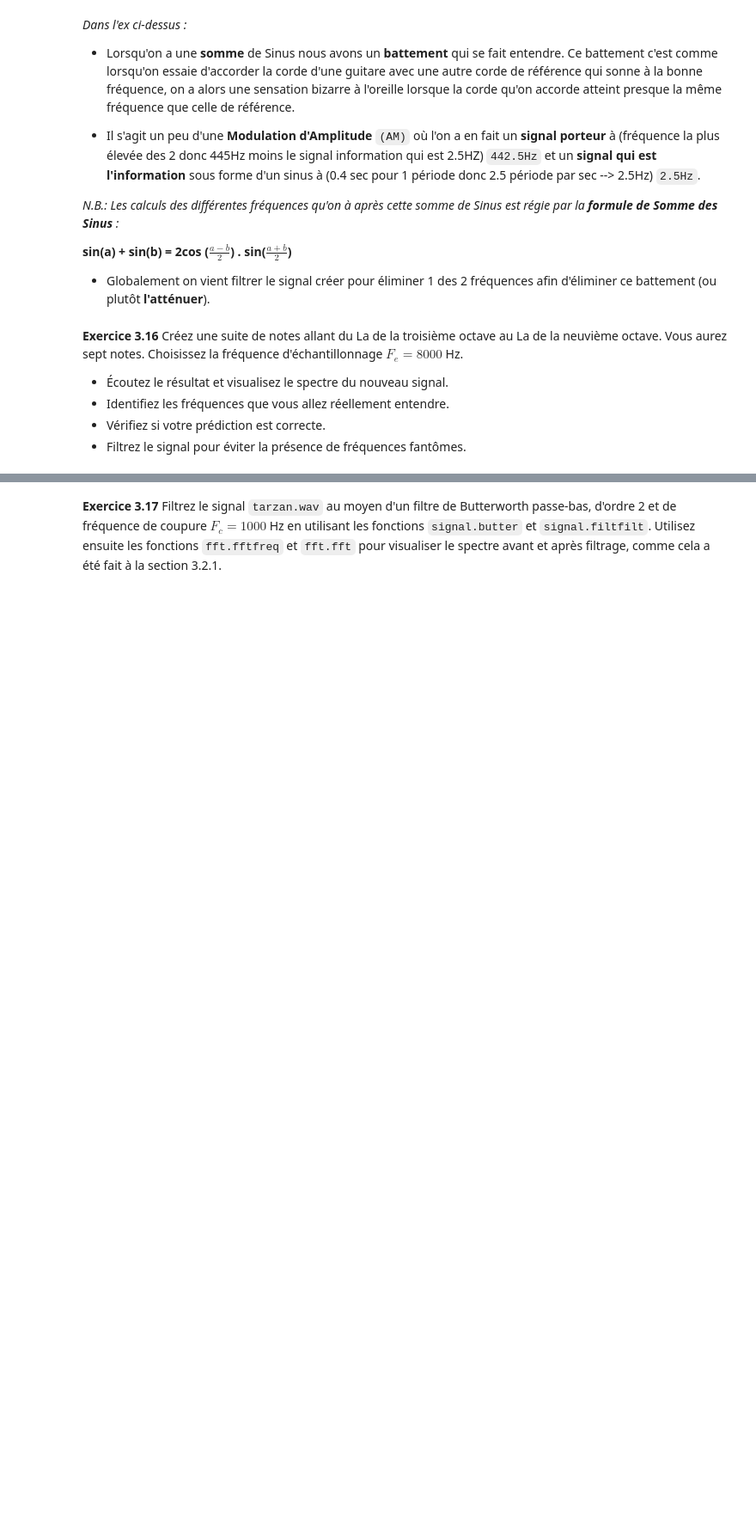
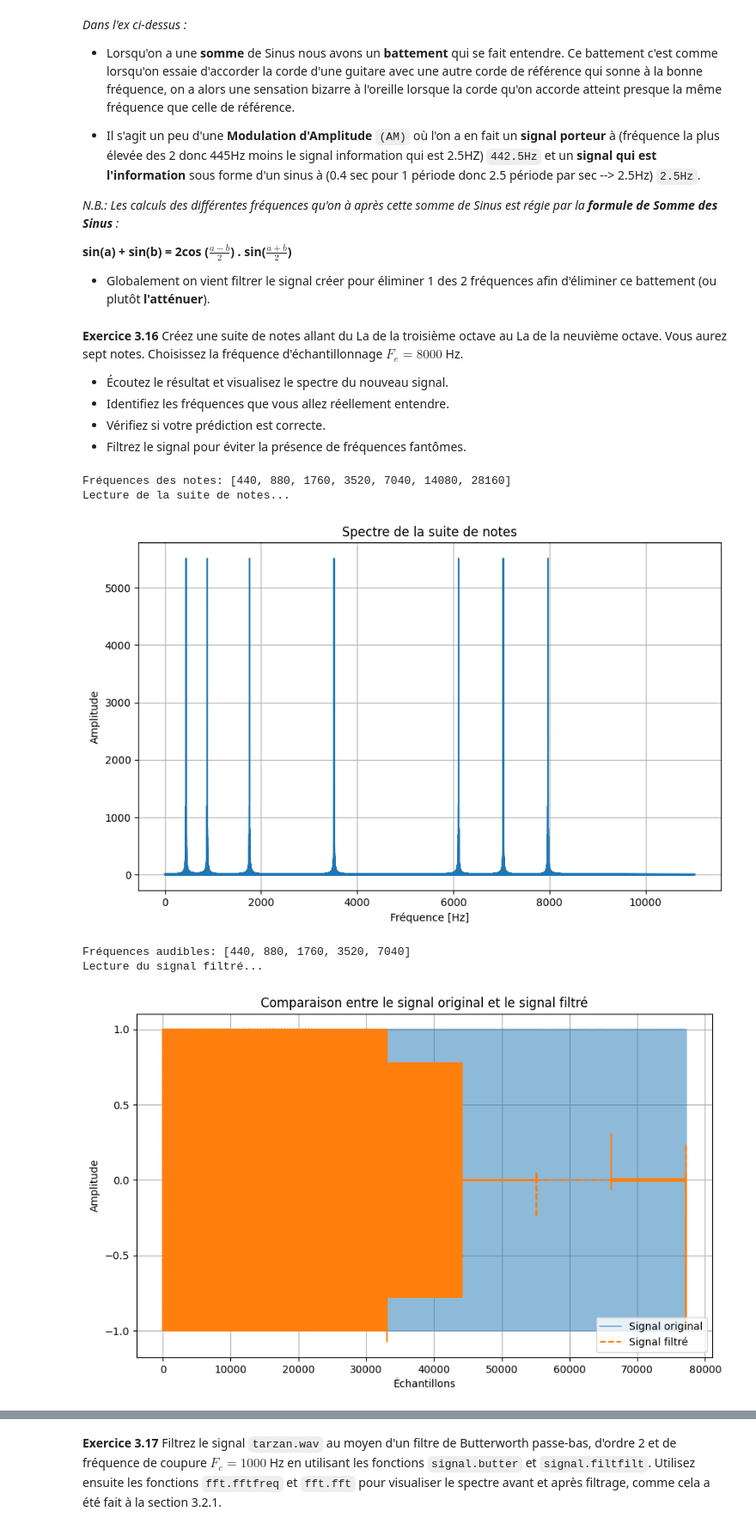
Before and after one commit to Makker5000/Traitement-de-Signaux-Reco-Alarme, a Jupyter notebook: T3032_TP_notebook_seance_Representation fréq de signaux 3.ipynb, the cells around one changed output, grey strips where cells are left out. Shown at 86% size. Drawn from its saved outputs; the diff is of its cells as text; code cells hidden in the pictures; blank space fills up the shorter version.

```diff
--- a/T3032_TP_notebook_seance_Representation fréq de signaux 3.ipynb
+++ b/T3032_TP_notebook_seance_Representation fréq de signaux 3.ipynb
@@ -377,3 +377,73 @@ Lecture du son filtré (passe-bande)...
 - Identifiez les fréquences que vous allez réellement entendre.
 - Vérifiez si votre prédiction est correcte.
 - Filtrez le signal pour éviter la présence de fréquences fantômes.
+# %%
+# Fréquence d'échantillonnage et durée de chaque note
+Fe = 22050  # Fréquence d'échantillonnage
+duree = 0.5  # Durée de chaque note en secondes
+
+# Fréquence de la note La de la troisième octave
+frequence_base = 440  # Hz
+
+# Calcul des fréquences pour chaque octave de la troisième à la neuvième
+frequences = [frequence_base * (2 ** n) for n in range(7)]
+print("Fréquences des notes:", frequences)
+
+# Création du signal pour chaque note
+t = np.arange(0, duree, 1/Fe)
+signal_concatenated = np.concatenate([np.sin(2 * np.pi * f * t) for f in frequences])
+
+# Écouter le signal
+print("Lecture de la suite de notes...")
+sd.play(signal_concatenated, Fe)
+sd.wait()
+
+# Afficher le spectre
+TF = np.fft.fft(signal_concatenated)
+frequencies = np.fft.fftfreq(len(TF), 1/Fe)
+
+# Affichage du spectre (seulement la moitié des fréquences)
+plt.figure(figsize=(10, 6))
+plt.plot(frequencies[:len(frequencies)//2], np.abs(TF[:len(TF)//2]))
+plt.title("Spectre de la suite de notes")
+plt.xlabel("Fréquence [Hz]")
+plt.ylabel("Amplitude")
+plt.grid(True)
+plt.show()
+
+# ------------------------------------------------------------------------------------------------------------
+
+# Identifiez les fréquences audibles (entre 20 Hz et Fe/2)
+frequences_audibles = [f for f in frequences if 20 <= f <= Fe/2]
+print("Fréquences audibles:", frequences_audibles)
+
+# Filtrage pour éviter les fréquences fantômes
+# Création d'un filtre passe-bas pour éviter les fréquences supérieures à Fe/2
+fc = 4000  # Fréquence de coupure à Fe/2
+b, a = signal.butter(4, fc / (Fe / 2), btype='low')
+
+# Filtrage du signal
+signal_filtre = signal.filtfilt(b, a, signal_concatenated)
+
+# Écoute du signal filtré
+print("Lecture du signal filtré...")
+sd.play(signal_filtre, Fe)
+sd.wait()
+
+# Affichage du signal filtré pour comparaison
+plt.figure(figsize=(10, 6))
+plt.plot(signal_concatenated, label='Signal original', alpha=0.5)
+plt.plot(signal_filtre, label='Signal filtré', linestyle='--')
+plt.title("Comparaison entre le signal original et le signal filtré")
+plt.xlabel("Échantillons")
+plt.ylabel("Amplitude")
+plt.legend()
+plt.grid(True)
+plt.show()
+# %% [output]
+Fréquences des notes: [440, 880, 1760, 3520, 7040, 14080, 28160]
+Lecture de la suite de notes...
+[figure, added]
+Fréquences audibles: [440, 880, 1760, 3520, 7040]
+Lecture du signal filtré...
+[figure, added]
```
Also changed, not shown: parts of 11 cells of this notebook, 5 other files.
